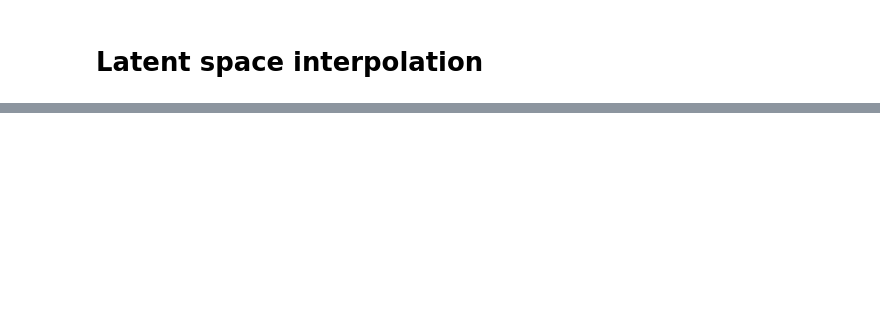
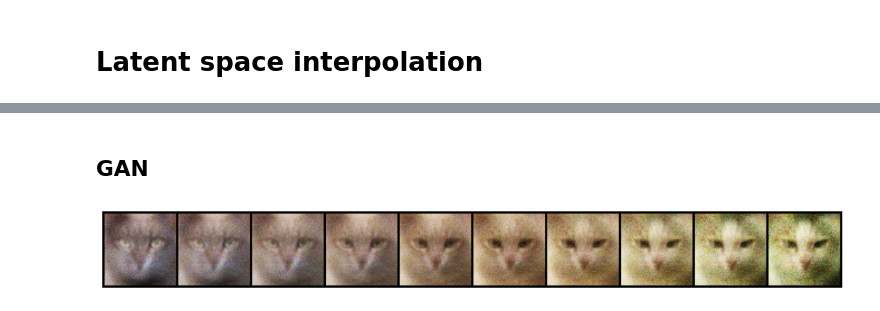
Before and after one commit to dxzielinski/dl-generative, a Jupyter notebook: model/latent_space_interpolation.ipynb, the cells around one changed output, grey strips where cells are left out. Cells and saved outputs as stored; diff of their text form; code cells hidden in the pictures; blank space fills up the shorter version.

```diff
--- a/model/latent_space_interpolation.ipynb
+++ b/model/latent_space_interpolation.ipynb
@@ -56,0 +70,28 @@ plt.show()
+# %% [markdown]
+## GAN
+# %%
+checkpoint_path = "../checkpoints/gan/gan-transforms-epoch=137-d_loss=0.43-g_loss=1.46-fid_score=123.88.ckpt"
+lightning_checkpoint = torch.load(
+    checkpoint_path,
+    map_location=lambda storage, loc: storage,
+)
+hyperparams = lightning_checkpoint["hyper_parameters"]
+hyperparams.pop("lr", None)
+model = GAN.load_from_checkpoint(
+    checkpoint_path,
+    **hyperparams,
+)
+model = model.to(device).eval()
+with torch.no_grad():
+    imgs = model.generator(zs)
+    imgs = (imgs + 1) / 2
+    imgs = torch.clamp(imgs, 0, 1)
+grid = utils.make_grid(imgs, nrow=num_steps, padding=2)
+np_grid = grid.permute(1, 2, 0).cpu().numpy()
+plt.figure(figsize=(num_steps * 1.5, 1.5))
+plt.axis("off")
+plt.imshow(np_grid)
+plt.tight_layout()
+plt.show()
+# %% [output]
+[figure, added]
```
Also changed, not shown: parts of 10 cells of this notebook, 20 other files.
